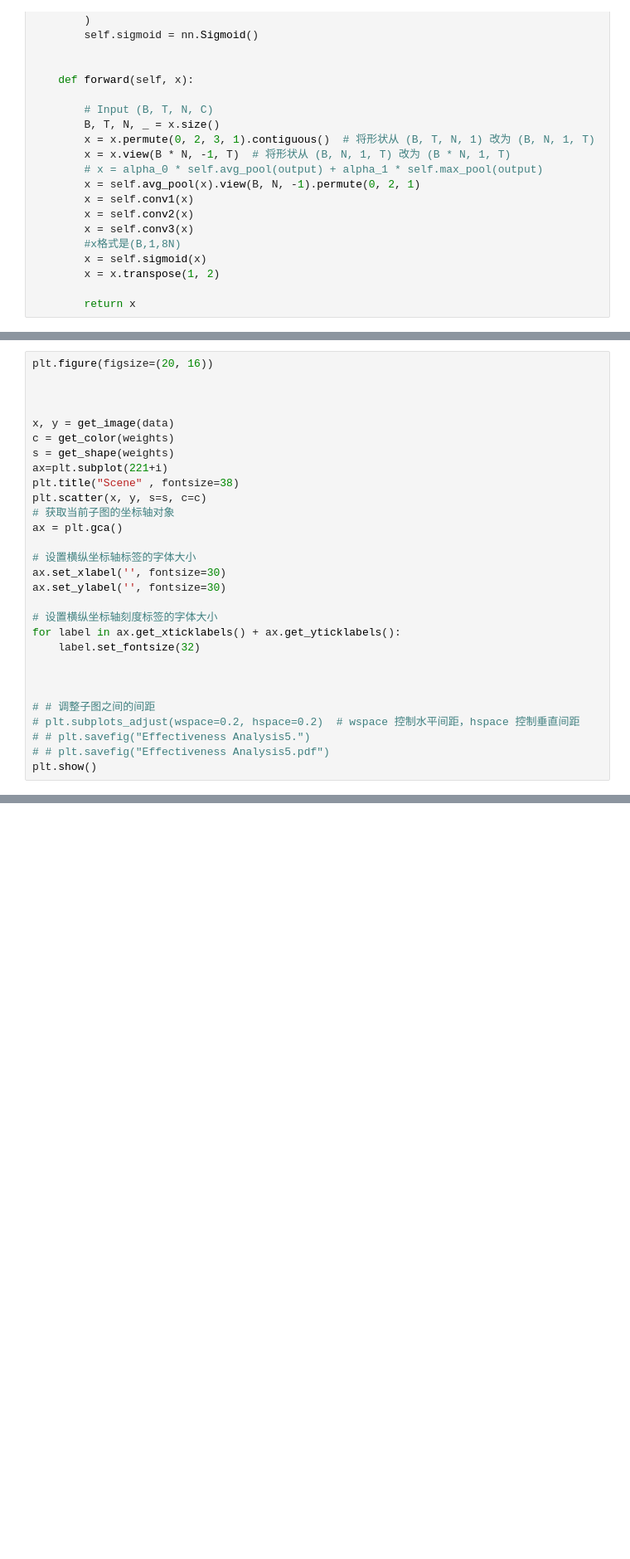
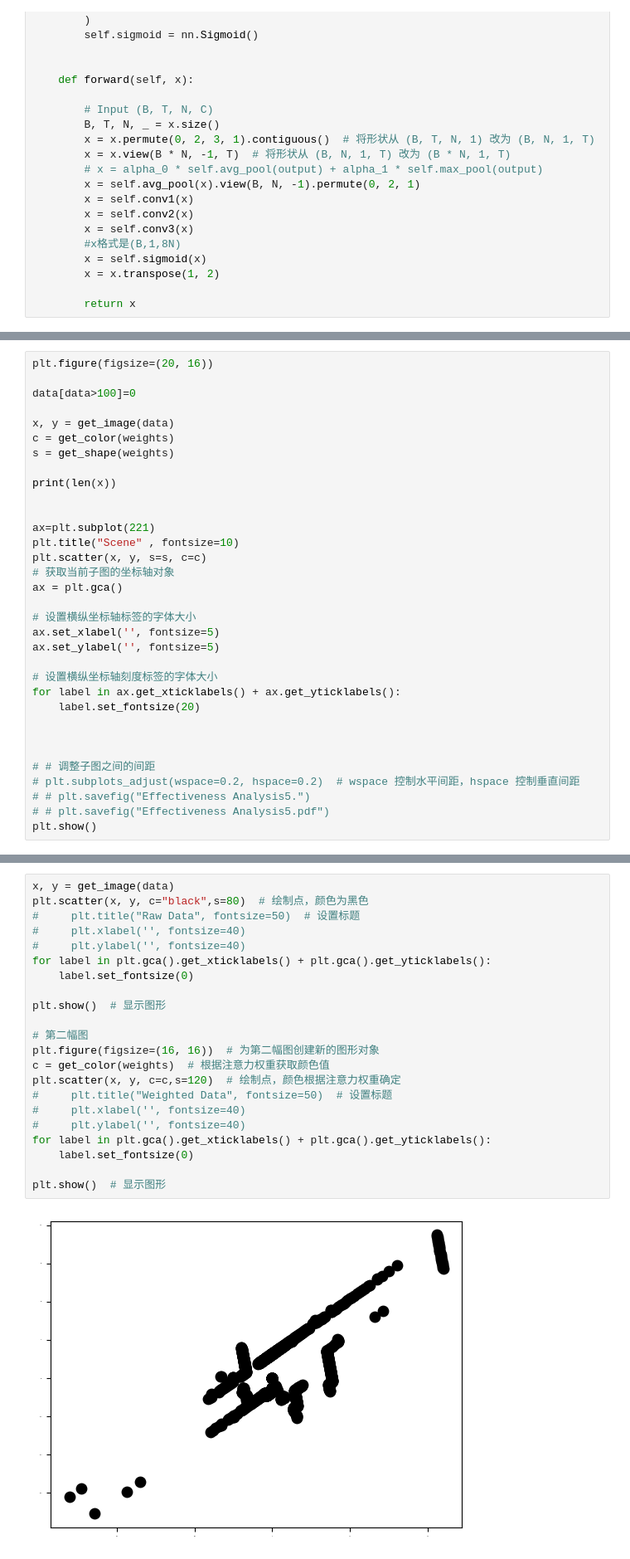
Before and after one commit to YukiaCUI/LSW-NET, a Jupyter notebook: src/point_cloud_processing/src/LSWNet/visualization.ipynb, the cells around one changed output, grey strips where cells are left out. Shown: that part at 83% size. Saved outputs shown, nothing was run; the diff lists cells and outputs as text; blank space fills up the shorter version.

```diff
--- a/src/point_cloud_processing/src/LSWNet/visualization.ipynb
+++ b/src/point_cloud_processing/src/LSWNet/visualization.ipynb
@@ -266,24 +354,28 @@ def get_shape(attn):
 # %%
 plt.figure(figsize=(20, 16))
 
-
+data[data>100]=0
 
 x, y = get_image(data)
 c = get_color(weights)
 s = get_shape(weights)
-ax=plt.subplot(221+i)
-plt.title("Scene" , fontsize=38)
+
+print(len(x))
+
+
+ax=plt.subplot(221)
+plt.title("Scene" , fontsize=10)
 plt.scatter(x, y, s=s, c=c)
 # 获取当前子图的坐标轴对象
 ax = plt.gca()
 
 # 设置横纵坐标轴标签的字体大小
-ax.set_xlabel('', fontsize=30)
-ax.set_ylabel('', fontsize=30)
+ax.set_xlabel('', fontsize=5)
+ax.set_ylabel('', fontsize=5)
 
 # 设置横纵坐标轴刻度标签的字体大小
 for label in ax.get_xticklabels() + ax.get_yticklabels():
-    label.set_fontsize(32)
+    label.set_fontsize(20)
 
 
 
@@ -294,0 +390,24 @@ plt.show()
+# %%
+x, y = get_image(data)
+plt.scatter(x, y, c="black",s=80)  # 绘制点，颜色为黑色
+#     plt.title("Raw Data", fontsize=50)  # 设置标题
+#     plt.xlabel('', fontsize=40)
+#     plt.ylabel('', fontsize=40)
+for label in plt.gca().get_xticklabels() + plt.gca().get_yticklabels():
+    label.set_fontsize(0)
+
+plt.show()  # 显示图形
+
+# 第二幅图
+plt.figure(figsize=(16, 16))  # 为第二幅图创建新的图形对象
+c = get_color(weights)  # 根据注意力权重获取颜色值
+plt.scatter(x, y, c=c,s=120)  # 绘制点，颜色根据注意力权重确定
+#     plt.title("Weighted Data", fontsize=50)  # 设置标题
+#     plt.xlabel('', fontsize=40)
+#     plt.ylabel('', fontsize=40)
+for label in plt.gca().get_xticklabels() + plt.gca().get_yticklabels():
+    label.set_fontsize(0)
+
+plt.show()  # 显示图形
+# %% [output]
+[figure, added]
```
Also changed, not shown: parts of 11 cells of this notebook, 4 other files.
